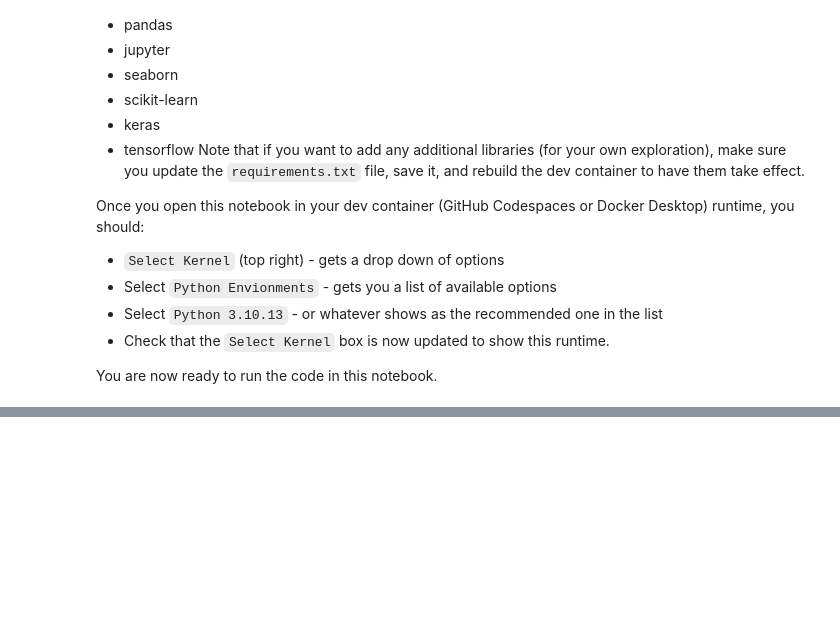
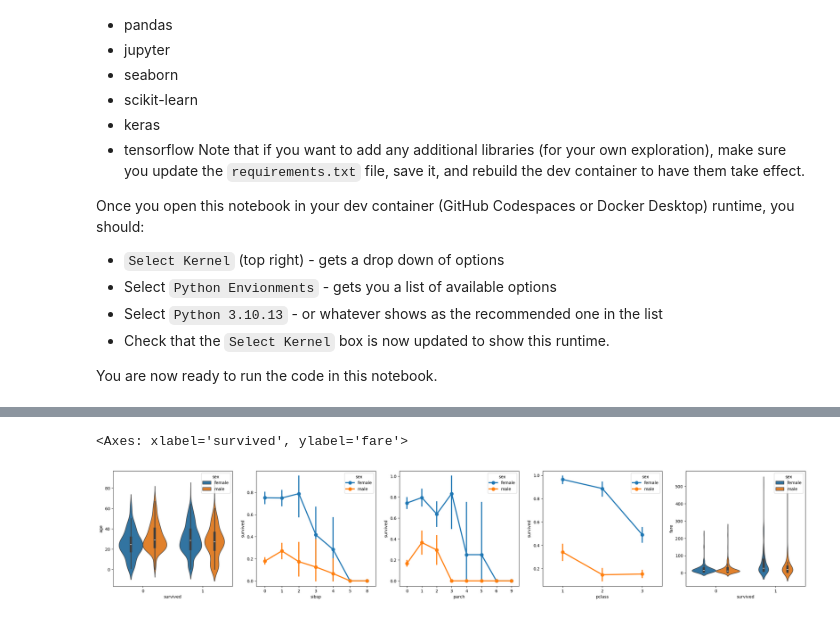
Before and after one commit to nitya/pydata-analysis-workshop, a Jupyter notebook: 4-vscode/1-data-science-tutorial.ipynb, the cells around one changed output, grey strips where cells are left out. Cells and saved outputs as stored; diff of their text form; code cells hidden in the pictures; blank space fills up the shorter version.

```diff
--- a/4-vscode/1-data-science-tutorial.ipynb
+++ b/4-vscode/1-data-science-tutorial.ipynb
@@ -62,0 +102,21 @@ df.head()
+# %%
+# Reload the original data
+df = pd.read_csv('./../1-data/titanic3.csv')
+
+## (Step 9) Make data corrections for missing values and data types
+df.replace('?', np.nan, inplace= True)
+df = df.astype({"age": np.float64, "fare": np.float64})
+
+# (Step 10) Use the seaborn and matplot libraries to visualize the data
+import seaborn as sns
+import matplotlib.pyplot as plt
+
+fig, axs = plt.subplots(ncols=5, figsize=(30,5))
+sns.violinplot(x="survived", y="age", hue="sex", data=df, ax=axs[0])
+sns.pointplot(x="sibsp", y="survived", hue="sex", data=df, ax=axs[1])
+sns.pointplot(x="parch", y="survived", hue="sex", data=df, ax=axs[2])
+sns.pointplot(x="pclass", y="survived", hue="sex", data=df, ax=axs[3])
+sns.violinplot(x="survived", y="fare", hue="sex", data=df, ax=axs[4])
+# %% [output]
+<Axes: xlabel='survived', ylabel='fare'>
+[figure, added]
```
Also changed, not shown: parts of 13 cells of this notebook, 8 other files.
